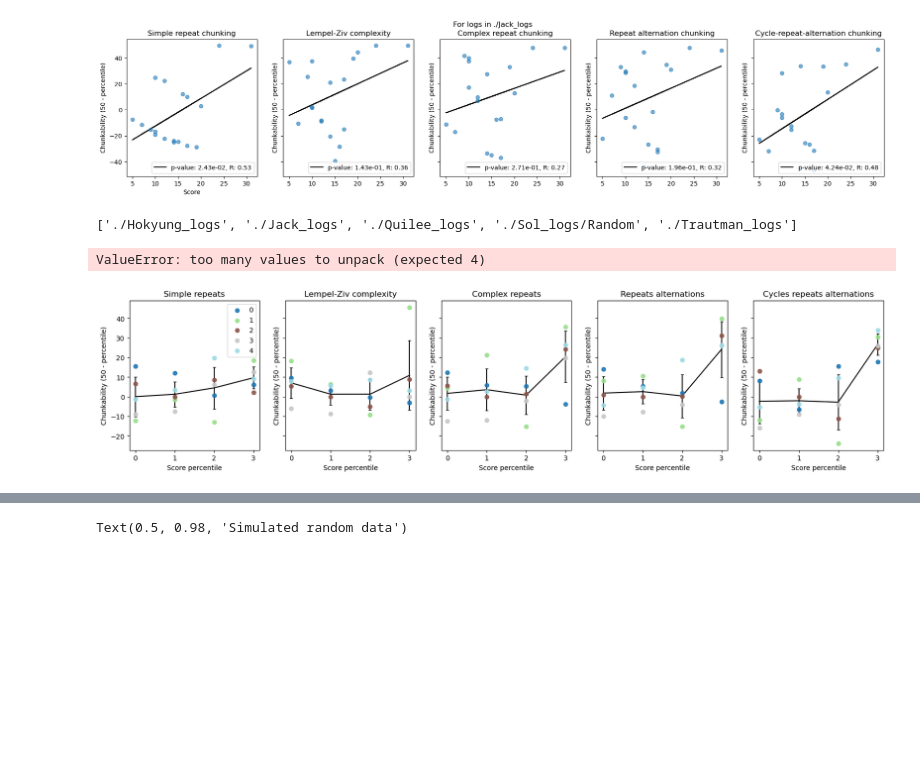
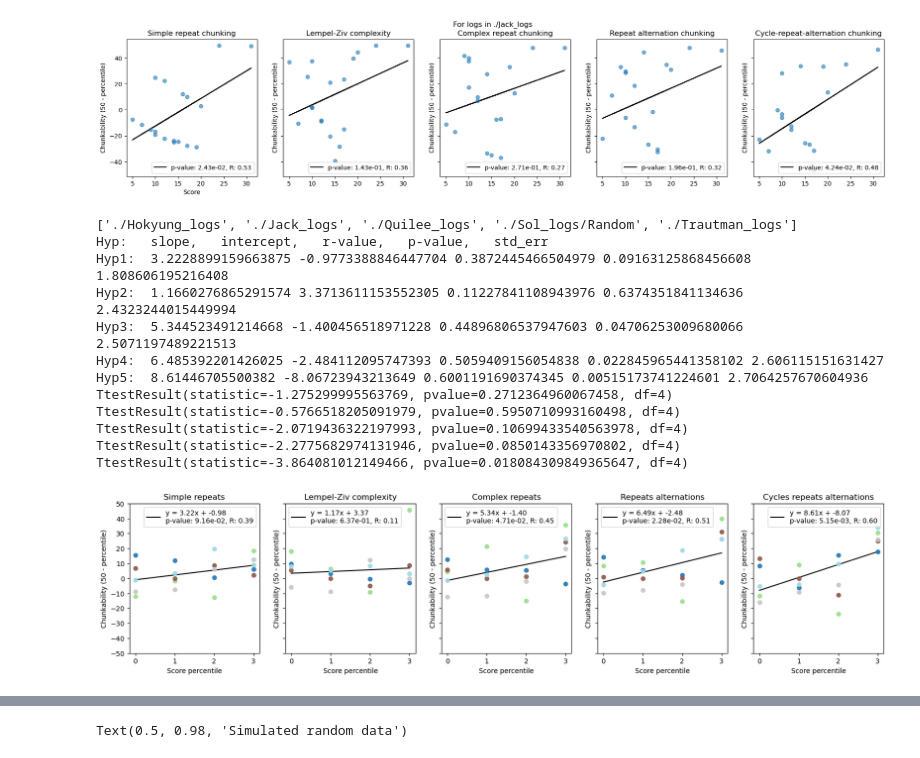
Before and after one commit to qsimeon/PSY1401Projects, a Jupyter notebook: final_project/RepeatsScheme.ipynb, the cells around one changed output, grey strips where cells are left out. Saved outputs shown, nothing was run; the diff lists cells and outputs as text; code cells hidden in the pictures; blank space fills up the shorter version.

```diff
--- a/final_project/RepeatsScheme.ipynb
+++ b/final_project/RepeatsScheme.ipynb
@@ -129,9 +130,10 @@ def get_chunkability_percentile(scheme, seq, n_samples=1000):
 
     return chunkability
 
-def get_chunkabilities_from_logs(data_path, get_chunkability=get_chunkability_percentile, weight_dirs=0.5):
+def get_chunkabilities_from_logs(data_path,
+                get_chunkability=get_chunkability_percentile, weight_dirs=0.5):
+
     session_data = parse_simons_game_logs(data_path)
-
     N_games = 0
     scores = []
     sequences = []
@@ -270,7 +272,7 @@ min_per_bin = 3
 
 for i, data_path in enumerate(data_paths_):
 
-    chunk_dict = get_chunkabilities_from_logs(data_path, get_chunkability=get_chunkability_percentile)
+    chunk_dict = get_chunkabilities_from_logs(data_path)
     scores = chunk_dict['scores']
     chunk1 = chunk_dict['simple_repeats']
     chunk2 = chunk_dict['LZ_complexity']
@@ -292,86 +294,42 @@ for i, data_path in enumerate(data_paths_):
     dat_inds.append(i)
     chunk1_avg = np.zeros(N_quants)
     chunk2_avg = np.zeros(N_quants)
     chunk3_avg = np.zeros(N_quants)
     chunk4_avg = np.zeros(N_quants)
     chunk5_avg = np.zeros(N_quants)
     for j in range(N_quants):
 
         idx = np.where(score_quantiles == j+1)[0]
         if idx.shape[0] < min_per_bin:
             continue
         chunk1_avg[j] = np.mean(np.array(chunk1)[idx])
         chunk2_avg[j] = np.mean(np.array(chunk2)[idx])
         chunk3_avg[j] = np.mean(np.array(chunk3)[idx])
         chunk4_avg[j] = np.mean(np.array(chunk4)[idx])
         chunk5_avg[j] = np.mean(np.array(chunk5)[idx])
 
     all_chunk1_avgs.append(chunk1_avg)
     all_chunk2_avgs.append(chunk2_avg)
     all_chunk3_avgs.append(chunk3_avg)
     all_chunk4_avgs.append(chunk4_avg)
     all_chunk5_avgs.append(chunk5_avg)
 
 all_chunk1_avgs = np.array(all_chunk1_avgs)
 all_chunk2_avgs = np.array(all_chunk2_avgs)
 all_chunk3_avgs = np.array(all_chunk3_avgs)
 all_chunk4_avgs = np.array(all_chunk4_avgs)
 all_chunk5_avgs = np.array(all_chunk5_avgs)
-
-# Plot
-colors = plt.cm.tab20(np.linspace(0, 1, len(dat_inds)))
-alpha = 0.9
-fig, ax = plt.subplots(1, 5, figsize=(20, 4), sharex=False, sharey=True)
-
-print([data_paths_[i] for i in dat_inds])
-x = np.arange(N_quants)
-for i in range(len(dat_inds)):
-    ax[0].scatter(x, all_chunk1_avgs[i], alpha=alpha, color=colors[i], label=f'{i}')
-    ax[1].scatter(x, all_chunk2_avgs[i], alpha=alpha, color=colors[i], label=f'{i}')
-    ax[2].scatter(x, all_chunk3_avgs[i], alpha=alpha, color=colors[i], label=f'{i}')
-    ax[3].scatter(x, all_chunk4_avgs[i], alpha=alpha, color=colors[i], label=f'{i}')
-    ax[4].scatter(x, all_chunk5_avgs[i], alpha=alpha, color=colors[i], label=f'{i}')
-
-for i in range(5):
-    ax[i].set(ylabel=ylabel, xlabel='Score percentile',
-              title=['Simple repeats', 'Lempel-Ziv complexity', 'Complex repeats',
-                     'Repeats alternations', 'Cycles repeats alternations'][i])
-    ax[i].set_yticks(np.arange(-50, 51, 10))
-    ax[i].set_xticks(x)
-    ax[i].set_xticklabels(np.arange(N_quants))
-
-ax[0].legend(loc='best')
-
-# Plot averages
-ax[0].errorbar(x, np.mean(all_chunk1_avgs, axis=0), yerr=np.std(all_chunk1_avgs, axis=0),
-               color='k', capsize=2, zorder=0)
-ax[1].errorbar(x, np.mean(all_chunk2_avgs, axis=0), yerr=np.std(all_chunk2_avgs, axis=0),
-               color='k', capsize=2, zorder=0)
-ax[2].errorbar(x, np.mean(all_chunk3_avgs, axis=0), yerr=np.std(all_chunk3_avgs, axis=0),
-               color='k', capsize=2, zorder=0)
-ax[3].errorbar(x, np.mean(all_chunk4_avgs, axis=0), yerr=np.std(all_chunk4_avgs, axis=0),
-                color='k', capsize=2, zorder=0)
-ax[4].errorbar(x, np.mean(all_chunk5_avgs, axis=0), yerr=np.std(all_chunk5_avgs, axis=0),
-                color='k', capsize=2, zorder=0)
-
-m1, b1, r1, p1, std_err1 = stats.linregress(x, all_chunk1_avgs)
-m2, b2, r2, p2, std_err2 = stats.linregress(x, all_chunk2_avgs)
-m3, b3, r3, p3, std_err3 = stats.linregress(x, all_chunk3_avgs)
-m4, b4, r4, p4, std_err4 = stats.linregress(x, all_chunk4_avgs)
-m5, b5, r5, p5, std_err5 = stats.linregress(x, all_chunk5_avgs)
-
-ax[0].plot(x, m1*x + b1, color='k', zorder=0, label=f'p-value: {p1:.2e}, R: {r1:.2f}')
-ax[1].plot(x, m2*x + b2, color='k', zorder=0, label=f'p-value: {p2:.2e}, R: {r2:.2f}')
-ax[2].plot(x, m3*x + b3, color='k', zorder=0, label=f'p-value: {p3:.2e}, R: {r3:.2f}')
-ax[3].plot(x, m4*x + b4, color='k', zorder=0, label=f'p-value: {p4:.2e}, R: {r4:.2f}')
-ax[4].plot(x, m5*x + b5, color='k', zorder=0, label=f'p-value: {p5:.2e}, R: {r5:.2f}')
-
-print(stats.ttest_rel(all_chunk1_avgs[:, 0], all_chunk1_avgs[:, -1]))
-print(stats.ttest_rel(all_chunk2_avgs[:, 0], all_chunk2_avgs[:, -1]))
-print(stats.ttest_rel(all_chunk3_avgs[:, 0], all_chunk3_avgs[:, -1]))
-print(stats.ttest_rel(all_chunk4_avgs[:, 0], all_chunk4_avgs[:, -1]))
-print(stats.ttest_rel(all_chunk5_avgs[:, 0], all_chunk5_avgs[:, -1]))
 # %% [output]
 ['./Hokyung_logs', './Jack_logs', './Quilee_logs', './Sol_logs/Random', './Trautman_logs']
+Hyp:   slope,   intercept,   r-value,   p-value,   std_err
+Hyp1:  3.2228899159663875 -0.9773388846447704 0.3872445466504979 0.09163125868456608 1.808606195216408
+Hyp2:  1.1660276865291574 3.3713611153552305 0.11227841108943976 0.6374351841134636 2.4323244015449994
+Hyp3:  5.344523491214668 -1.400456518971228 0.44896806537947603 0.04706253009680066 2.5071197489221513
+Hyp4:  6.485392201426025 -2.484112095747393 0.5059409156054838 0.022845965441358102 2.606115151631427
+Hyp5:  8.61446705500382 -8.06723943213649 0.6001191690374345 0.00515173741224601 2.7064257670604936
+TtestResult(statistic=-1.275299995563769, pvalue=0.2712364960067458, df=4)
+TtestResult(statistic=-0.5766518205091979, pvalue=0.5950710993160498, df=4)
+TtestResult(statistic=-2.0719436322197993, pvalue=0.10699433540563978, df=4)
+TtestResult(statistic=-2.2775682974131946, pvalue=0.0850143356970802, df=4)
+TtestResult(statistic=-3.864081012149466, pvalue=0.018084309849365647, df=4)
-ValueError: too many values to unpack (expected 4)
-[figure, old version]
+[figure, new version]
```
Also changed, not shown: parts of 5 cells of this notebook.
